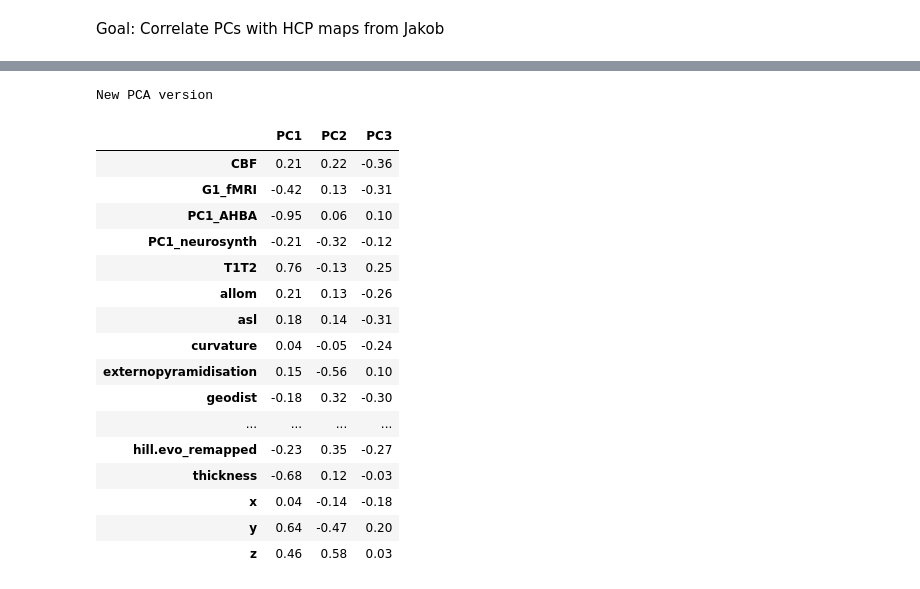
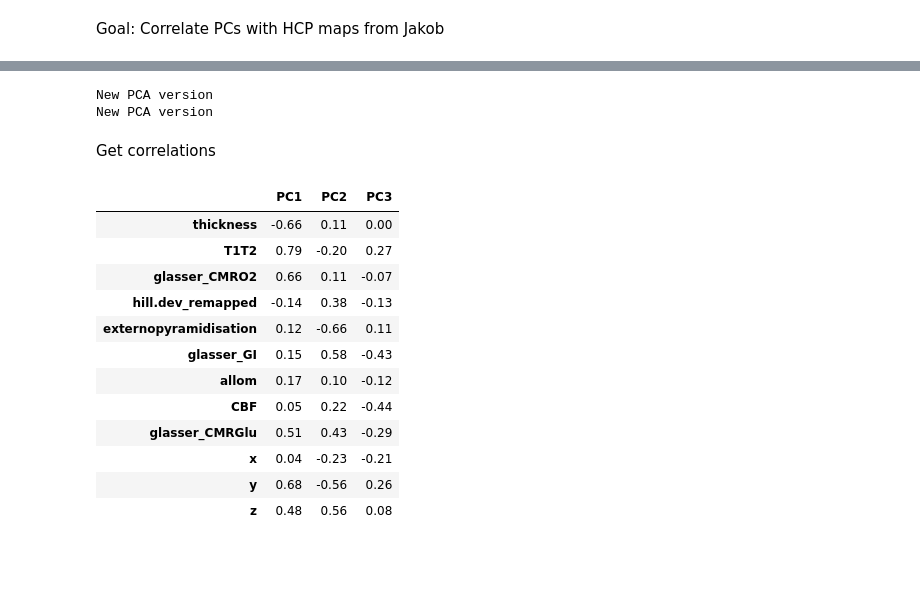
Before and after one commit to richardajdear/AHBA_gradients, a Jupyter notebook: notebooks/other_maps.ipynb, the cells around one changed output, grey strips where cells are left out. Cells and saved outputs as stored; diff of their text form; code cells hidden in the pictures; blank space fills up the shorter version.

```diff
--- a/notebooks/other_maps.ipynb
+++ b/notebooks/other_maps.ipynb
@@ -56,0 +37,23 @@ maps_jakob
+# %%
+selected_maps = {
+    #PC1
+    'thickness':'Thickness',
+    'T1T2':'Myelination (T1w/T2w ratio)',
+    'glasser_CMRO2':'Oxygen Metabolic Rate (CMRO2)',
+
+    #PC2
+    'hill.dev_remapped':'Developmental Expansion',
+    'externopyramidisation':'Intracortical Connectivity Distance',
+    'glasser_GI':'Glycolytic Index (CMRO2/CMRGlu)',
+    #PC3
+    'allom':'Size Variation (allometric scaling)',
+    'CBF':'Cerebral Blood Flow',
+    'glasser_CMRGlu':'Glucose Metabolic Rate (CMRGlu)',
+    #axes
+    'x':'X axis',
+    'y':'Y axis',
+    'z':'Z axis'
+}
+
+maps = maps_jakob.loc[:, list(selected_maps.keys())]
+maps
@@ -57,43 +75,32 @@ maps_jakob
 # %%
 data_dir = "../data/abagen-data/expression/"
-# hcp_base = pcaVersion(pd.read_csv(data_dir + 'hcp_base.csv', index_col=0))
+hcp_base = pcaVersion(pd.read_csv(data_dir + 'hcp_base.csv', index_col=0))
 # hcp_3donors = pcaVersion(pd.read_csv(data_dir + 'hcp_3donors.csv', index_col=0))
 # hcp_3donors_ds7 = pcaVersion(pd.read_csv(data_dir + 'hcp_3donors_ds7.csv', index_col=0))
 hcp_3donors_ds8 = pcaVersion(pd.read_csv(data_dir + 'hcp_3donors_ds8.csv', index_col=0))
 # hcp_3donors_ds9 = pcaVersion(pd.read_csv(data_dir + 'hcp_3donors_ds9.csv', index_col=0))
 # %% [output]
 New PCA version
+New PCA version
-# %%
-def get_corrs(version, maps):
-    corrs = (
-        hcp_base.score_from(version).iloc[:,:3]
-        .join(get_labels_hcp()[:180]).set_index('label')
-        .join(maps) #.set_index('region'))
-        .corr().iloc[3:,:3]
-        .set_axis([f'PC{i+1}' for i in range(3)], axis=1)
-    )
-    return corrs
+# %% [markdown]
+Get correlations
 # %%
-version = hcp_3donors_ds7
-scores = hcp_base.score_from(version).drop([3,4],axis=1).apply(lambda x: (x-np.mean(x))/np.std(x)).join(get_labels_hcp())
+version = hcp_3donors_ds8
+scores = hcp_base.score_from(hcp_3donors_ds8).iloc[:,:3].apply(lambda x: (x-np.mean(x))/np.std(x))
 
-corrs = get_corrs(version, maps_jakob)
+corrs = get_corrs(scores, maps, method='spearman')
 corrs.style.format('{:.2f}')
 # %% [output]
 |  | PC1 | PC2 | PC3 |
-| CBF | 0.21 | 0.22 | -0.36 |
-| G1_fMRI | -0.42 | 0.13 | -0.31 |
-| PC1_AHBA | -0.95 | 0.06 | 0.10 |
-| PC1_neurosynth | -0.21 | -0.32 | -0.12 |
-| T1T2 | 0.76 | -0.13 | 0.25 |
-| allom | 0.21 | 0.13 | -0.26 |
-| asl | 0.18 | 0.14 | -0.31 |
-| curvature | 0.04 | -0.05 | -0.24 |
-| externopyramidisation | 0.15 | -0.56 | 0.10 |
-| geodist | -0.18 | 0.32 | -0.30 |
-| ... | ... | ... | ... |
-| hill.evo_remapped | -0.23 | 0.35 | -0.27 |
-| thickness | -0.68 | 0.12 | -0.03 |
-| x | 0.04 | -0.14 | -0.18 |
-| y | 0.64 | -0.47 | 0.20 |
-| z | 0.46 | 0.58 | 0.03 |
+| thickness | -0.66 | 0.11 | 0.00 |
+| T1T2 | 0.79 | -0.20 | 0.27 |
+| glasser_CMRO2 | 0.66 | 0.11 | -0.07 |
+| hill.dev_remapped | -0.14 | 0.38 | -0.13 |
+| externopyramidisation | 0.12 | -0.66 | 0.11 |
+| glasser_GI | 0.15 | 0.58 | -0.43 |
+| allom | 0.17 | 0.10 | -0.12 |
+| CBF | 0.05 | 0.22 | -0.44 |
+| glasser_CMRGlu | 0.51 | 0.43 | -0.29 |
+| x | 0.04 | -0.23 | -0.21 |
+| y | 0.68 | -0.56 | 0.26 |
+| z | 0.48 | 0.56 | 0.08 |
```
Also changed, not shown: parts of 27 cells of this notebook, 3 other files.
